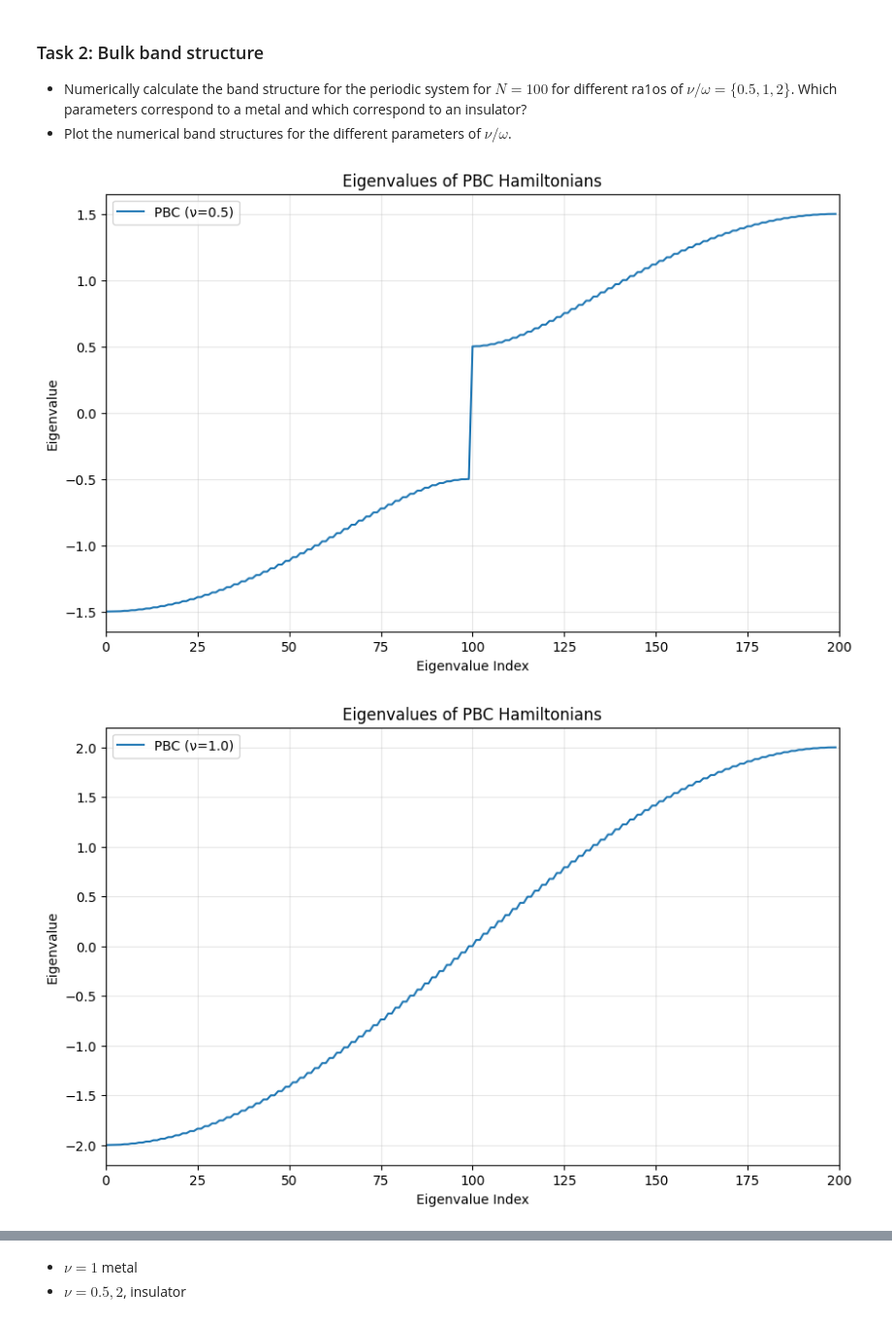
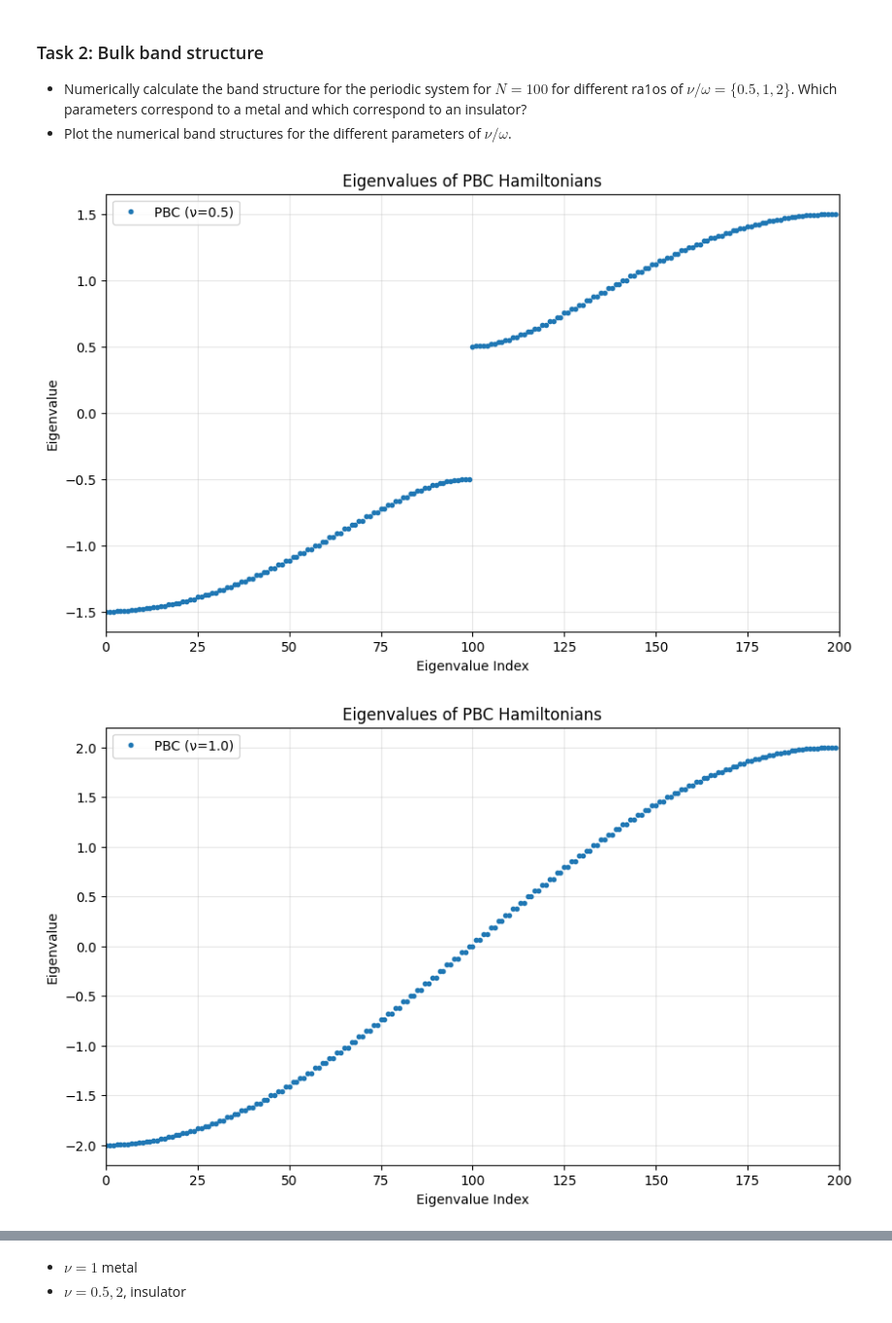
Before and after one commit to zengxuanliu2005/Solid_State_Physics_Project, a Jupyter notebook: scr/project.ipynb, the cells around one changed output, grey strips where cells are left out. Shown at 97% size. Drawn from its saved outputs; the diff is of its cells as text; code cells hidden in the pictures.

```diff
--- a/scr/project.ipynb
+++ b/scr/project.ipynb
@@ -203,46 +203,47 @@ True
 # %%
 # Diagonalize
 N = 100
-nu_1 = 0.5
-nu_2 = 1
-nu_3 = 2
+nu1 = 0.5
+nu2 = 1
+nu3 = 2
 omega = 1
-E_PBC_1, psi_PBC_1 = np.linalg.eigh(pbc_Hamiltonian(N, nu_1, omega))
-E_PBC_2, psi_PBC_2 = np.linalg.eigh(pbc_Hamiltonian(N, nu_2, omega))
-E_PBC_3, psi_PBC_3 = np.linalg.eigh(pbc_Hamiltonian(N, nu_3, omega))
+E_PBC_1, psi_PBC_1 = np.linalg.eigh(pbc_Hamiltonian(N, nu1, omega))
+E_PBC_2, psi_PBC_2 = np.linalg.eigh(pbc_Hamiltonian(N, nu2, omega))
+E_PBC_3, psi_PBC_3 = np.linalg.eigh(pbc_Hamiltonian(N, nu3, omega))
 # %%
+N = 100
 plt.figure(figsize=(10, 6))
 
-plt.plot(range(2 * N), E_PBC_1, label='PBC (ν=0.5)')
+plt.plot(E_PBC_1, 'o', markersize=3, label='PBC (ν=0.5)')
 plt.xlabel('Eigenvalue Index')
 plt.ylabel('Eigenvalue')
 plt.title('Eigenvalues of PBC Hamiltonians')
 plt.legend(loc='upper left')
 plt.grid(True, alpha = 0.3)
 plt.xlim(0, 2 * N)
 plt.show()
 
 plt.figure(figsize=(10, 6))
 
-plt.plot(range(2 * N), E_PBC_2, label='PBC (ν=1.0)')
+plt.plot(E_PBC_2, 'o', markersize=3, label='PBC (ν=1.0)')
 plt.xlabel('Eigenvalue Index')
 plt.ylabel('Eigenvalue')
 plt.title('Eigenvalues of PBC Hamiltonians')
 plt.legend(loc='upper left')
 plt.grid(True, alpha = 0.3)
 plt.xlim(0, 2 * N)
 plt.show()
 
 plt.figure(figsize=(10, 6))
 
-plt.plot(range(2 * N), E_PBC_3, label='PBC (ν=2.0)')
+plt.plot(E_PBC_3, 'o', markersize=3, label='PBC (ν=2.0)')
 plt.xlabel('Eigenvalue Index')
 plt.ylabel('Eigenvalue')
 plt.title('Eigenvalues of PBC Hamiltonians')
 plt.legend(loc='upper left')
 plt.grid(True, alpha = 0.3)
 plt.xlim(0, 2 * N)
 plt.show()
 # %% [output]
-[figure, old version]
+[figure, new version]
-[figure, old version]
+[figure, new version]
```
Also changed, not shown: parts of 7 cells of this notebook, 22 other files.
